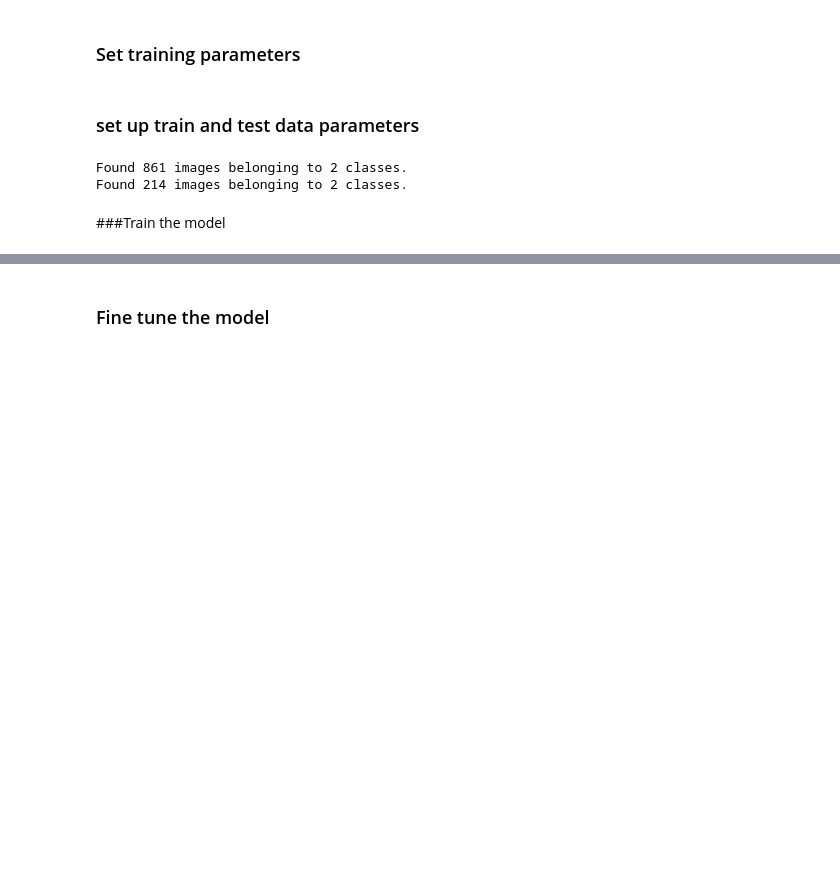
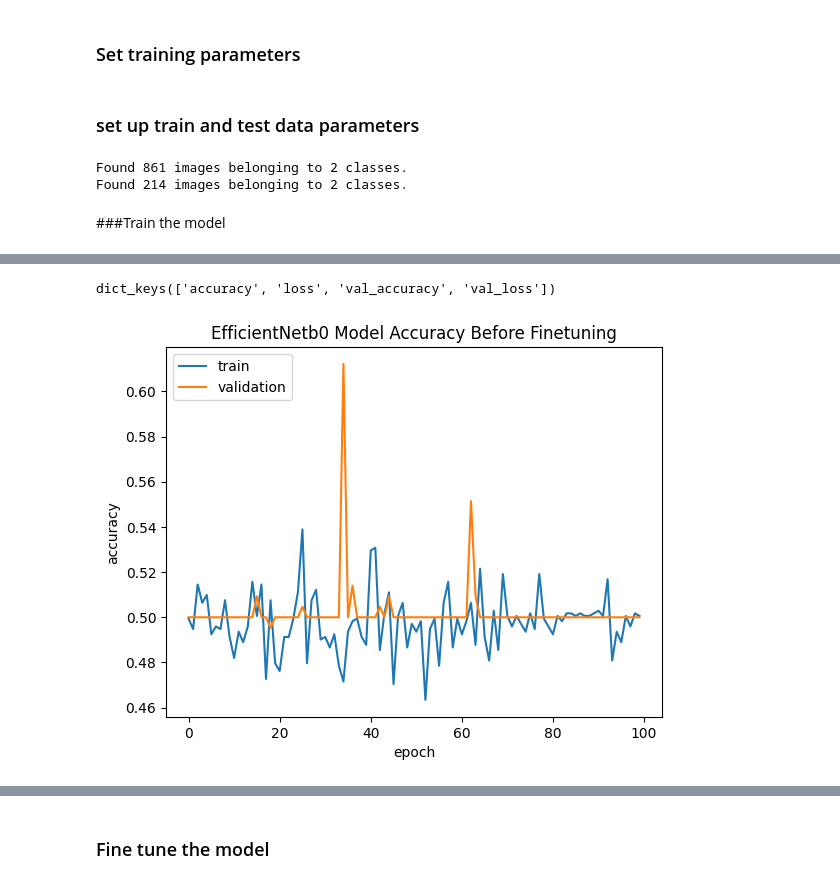
Before and after one commit to OctaviaCosby/AI-Image-Detector, a Jupyter notebook: Capstone_Project_AI_Art_Image_Detector_Octavia_Cosby.ipynb, the cells around one changed output, grey strips where cells are left out. Saved outputs shown, nothing was run; the diff lists cells and outputs as text; code cells hidden in the pictures; blank space fills up the shorter version.

```diff
--- a/Capstone_Project_AI_Art_Image_Detector_Octavia_Cosby.ipynb
+++ b/Capstone_Project_AI_Art_Image_Detector_Octavia_Cosby.ipynb
@@ -91,12 +95,12 @@ outputlayer = Dense(1, activation = "sigmoid")
 # %% [markdown]
 ### Create the model
 # %%
-detector = Model(inputs=base.input, outputs=outputlayer(x))
+detector_enb0 = Model(inputs=base.input, outputs=outputlayer(x))
 
 #compile
-detector.compile(optimizer="adam", loss="binary_crossentropy", metrics=['accuracy'])
+detector_enb0.compile(optimizer="adam", loss="binary_crossentropy", metrics=['accuracy'])
 
-detector.summary()
+detector_enb0.summary()
 # %% [output]
 Model: "functional"
 ┏━━━━━━━━━━━━━━━━━━━━━━━━━━━┳━━━━━━━━━━━━━━━━━━━━━━━━┳━━━━━━━━━━━━━━━━┳━━━━━━━━━━━━━━━━━━━━━━━━┓
@@ -123,7 +127,7 @@ Model: "functional"
 ### Set training parameters
 # %%
 #rescale and normalize data
-datagen_train = ImageDataGenerator(rescale = 1.0/255, rotation_range = 30, width_shift_range = 0.2, height_shift_range = 0.2, zoom_range = 0.2, horizontal_flip = True, validation_split= 0.2)
+datagen_train_enb0 = ImageDataGenerator(rescale = 1.0/255, rotation_range = 30, width_shift_range = 0.2, height_shift_range = 0.2, zoom_range = 0.2, horizontal_flip = True, validation_split= 0.2)
 # %% [markdown]
 ### set up train and test data parameters
 # %%
@@ -133,9 +137,9 @@ import zipfile
 with zipfile.ZipFile("/content/imagedataset.zip", "r") as dataset:
   dataset.extractall("/content/imagedataset/")
 
-train_detector = datagen_train.flow_from_directory("/content/imagedataset/imagedataset/dataset/", target_size=(224, 224), batch_size=32, class_mode = "binary", subset = "training")
+train_detector_enb0 = datagen_train_enb0.flow_from_directory("/content/imagedataset/imagedataset/dataset/", target_size=(224, 224), batch_size=32, class_mode = "binary", subset = "training")
 
-validation_detector = datagen_train.flow_from_directory("/content/imagedataset/imagedataset/dataset/", target_size=(224, 224), batch_size=32, class_mode = "binary", subset = "validation")
+validation_detector_enb0 = datagen_train_enb0.flow_from_directory("/content/imagedataset/imagedataset/dataset/", target_size=(224, 224), batch_size=32, class_mode = "binary", subset = "validation")
 # %% [output]
 Found 861 images belonging to 2 classes.
 Found 214 images belonging to 2 classes.
@@ -165,0 +148,2 @@ Epoch 50/50
+# %%
+history_enb0 = detector_enb0.fit(train_detector_enb0, epochs=100, validation_data = validation_detector_enb0)
@@ -165,0 +168,4 @@ Epoch 50/50
+# %%
+print(history_enb0.history.keys())
+# %% [output]
+dict_keys(['accuracy', 'loss', 'val_accuracy', 'val_loss'])
@@ -165,0 +174,10 @@ Epoch 50/50
+# %%
+plt.plot(history_enb0.history['accuracy'])
+plt.plot(history_enb0.history['val_accuracy'])
+plt.title("EfficientNetb0 Model Accuracy Before Finetuning")
+plt.ylabel("accuracy")
+plt.xlabel("epoch")
+plt.legend(["train", "validation"], loc = "upper left")
+plt.show()
+# %% [output]
+[figure, added]
```
Also changed, not shown: parts of 90 cells of this notebook.
